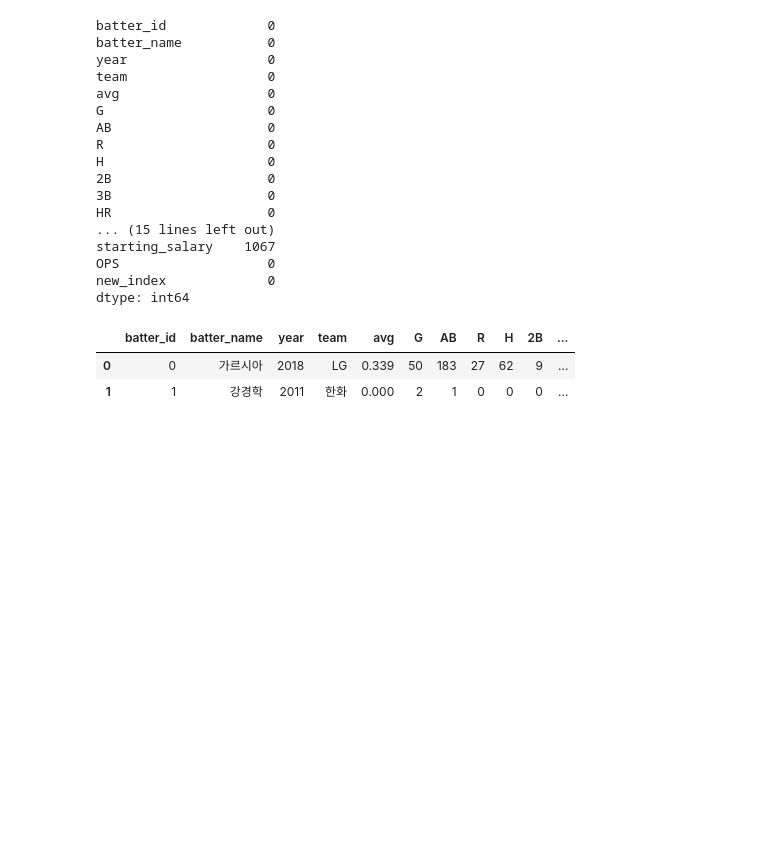
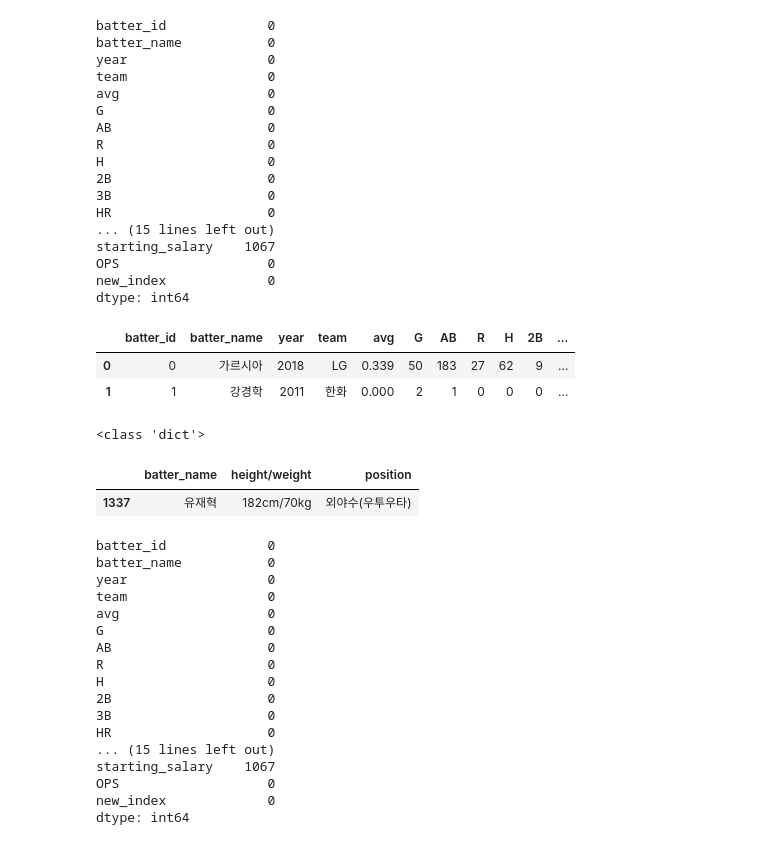
Before and after one commit to dlsdud9098/kbo_ops_predict, a Jupyter notebook: main.ipynb, the cells around one changed output. Saved outputs shown, nothing was run; the diff lists cells and outputs as text; code cells hidden in the pictures; blank space fills up the shorter version.

```diff
--- a/main.ipynb
+++ b/main.ipynb
@@ -959,0 +935,45 @@ dtype: int64
+# %%
+def insert_batter_info(row, batter_height_weight_position):
+    name = row['batter_name']
+    if name in batter_height_weight_position:
+        info = batter_height_weight_position[name]
+        height_weight, position = info.split('/')[0] + '/' + info.split('/')[1], info.split('/')[2]
+
+        row['height/weight'] = height_weight
+        row['position'] = position
+
+        # display(row[['height/weight', 'position']])
+
+    return row
+
+with open('output_data.json', 'r', encoding='utf-8') as json_file:
+    data = json.load(json_file)
+print(type(data))
+# data
+
+# apply를 사용하여 각 행에 대해 업데이트 적용
+regular_season = regular_season.apply(insert_batter_info, axis=1, batter_height_weight_position=data)
+display(regular_season[regular_season['batter_name'] == '유재혁'][['batter_name', 'height/weight', 'position']])
+
+regular_season.isna().sum()
+# %% [output]
+<class 'dict'>
+|  | batter_name | height/weight | position |
+| 1337 | 유재혁 | 182cm/70kg | 외야수(우투우타) |
+batter_id             0
+batter_name           0
+year                  0
+team                  0
+avg                   0
+G                     0
+AB                    0
+R                     0
+H                     0
+2B                    0
+3B                    0
+HR                    0
+... (15 lines left out)
+starting_salary    1067
+OPS                   0
+new_index             0
+dtype: int64
```
Also changed, not shown: parts of 7 cells of this notebook, 2 other files.
